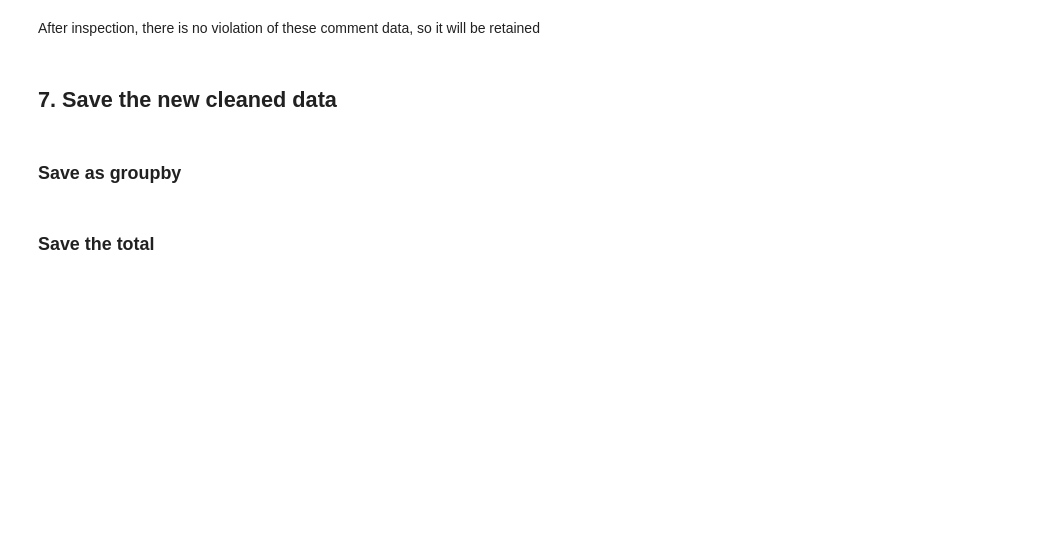
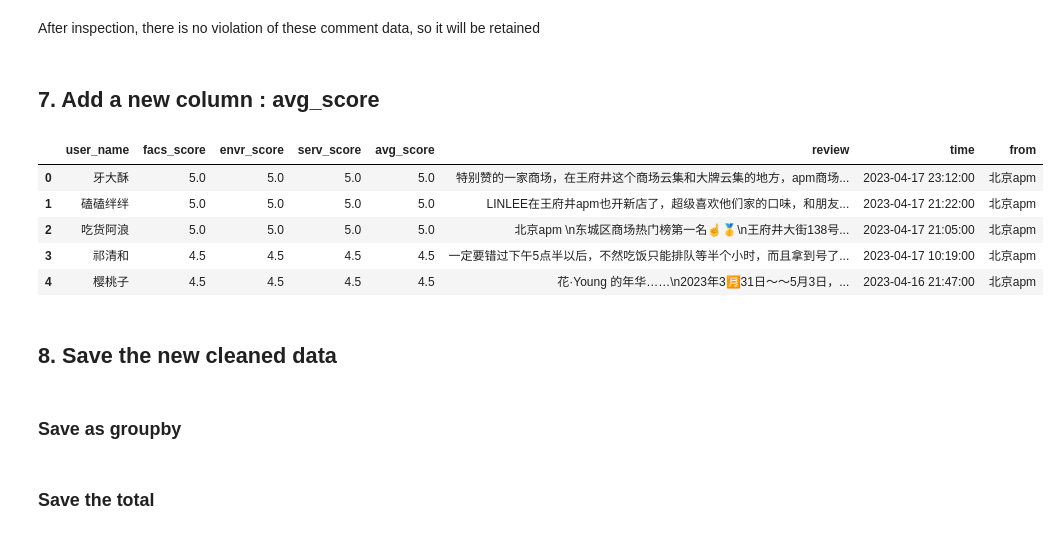
Before and after one commit to ColeMei/Graduation-Design, a Jupyter notebook: source/Data-Cleaning-02.ipynb, the cells around one changed output. Drawn from its saved outputs; the diff is of its cells as text; code cells hidden in the pictures; blank space fills up the shorter version.

```diff
--- a/source/Data-Cleaning-02.ipynb
+++ b/source/Data-Cleaning-02.ipynb
@@ -238,7 +258,20 @@ duplicate_df.sort_values(by='user_name') # sort and print duplicated rows
 # %% [markdown]
 After inspection, there is no violation of these comment data, so it will be retained
+# %% [markdown]
+## 7. Add a new column : avg_score
+# %%
+df.insert(4, 'avg_score', df.iloc[:, 1:4].mean(axis=1).round(1))
+# %%
+df.head(5)
+# %% [output]
+|  | user_name | facs_score | envr_score | serv_score | avg_score | review | time | from |
+| 0 | 牙大酥 | 5.0 | 5.0 | 5.0 | 5.0 | 特别赞的一家商场，在王府井这个商场云集和大牌云集的地方，apm商场... | 2023-04-17 23:12:00 | 北京apm |
+| 1 | 磕磕绊绊 | 5.0 | 5.0 | 5.0 | 5.0 | LINLEE在王府井apm也开新店了，超级喜欢他们家的口味，和朋友... | 2023-04-17 21:22:00 | 北京apm |
+| 2 | 吃货阿浪 | 5.0 | 5.0 | 5.0 | 5.0 | 北京apm \n东城区商场热门榜第一名☝️🥇\n王府井大街138号... | 2023-04-17 21:05:00 | 北京apm |
+| 3 | 祁清和 | 4.5 | 4.5 | 4.5 | 4.5 | 一定要错过下午5点半以后，不然吃饭只能排队等半个小时，而且拿到号了... | 2023-04-17 10:19:00 | 北京apm |
+| 4 | 樱桃子 | 4.5 | 4.5 | 4.5 | 4.5 | 花·Young 的年华……\n2023年3🈷️31日～～5月3日，... | 2023-04-16 21:47:00 | 北京apm |
 # %% [markdown]
-## 7. Save the new cleaned data
+## 8. Save the new cleaned data
 # %% [markdown]
 ### Save as groupby
 # %%
```
Also changed, not shown: parts of 22 cells of this notebook, 23 other files.
